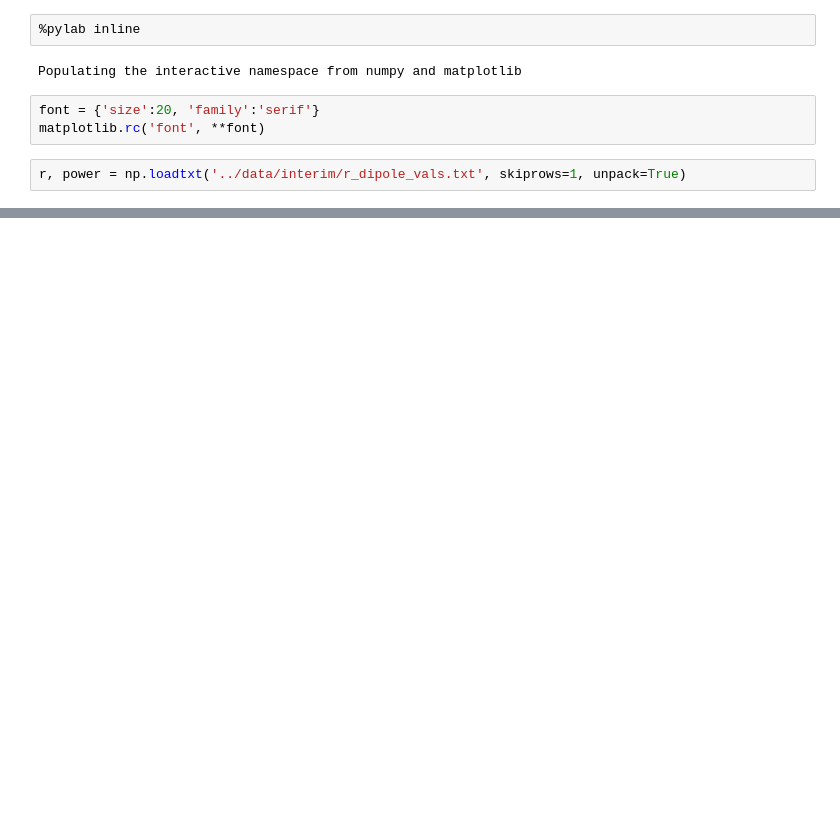
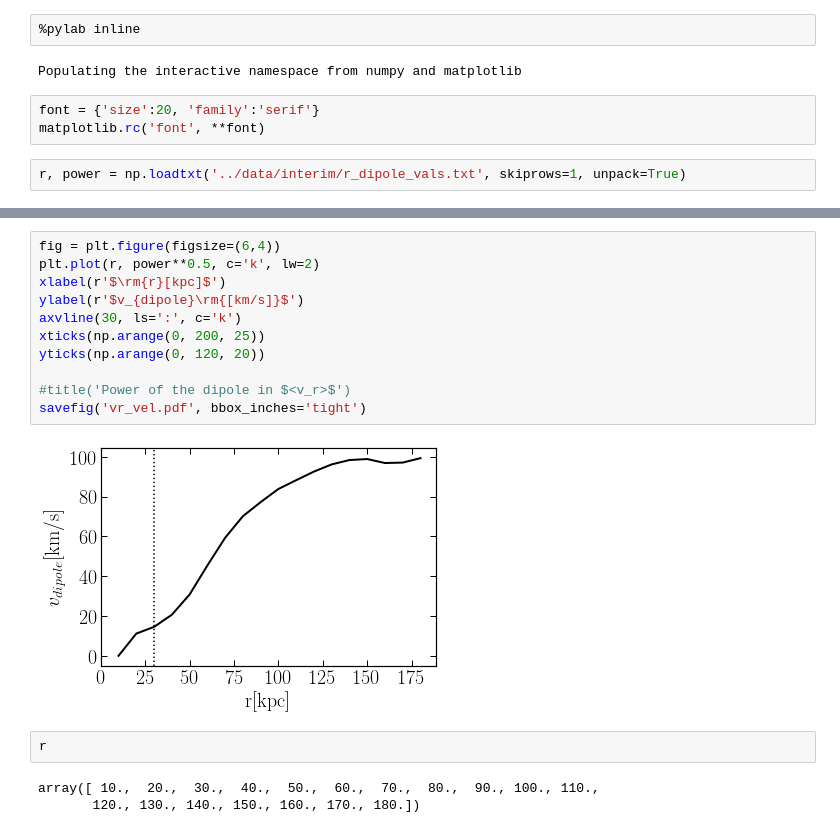
Before and after one commit to jngaravitoc/MW-LMC-SCF, a Jupyter notebook: notebooks/vr_power.ipynb, the cells around one changed output, grey strips where cells are left out. Cells and saved outputs as stored; diff of their text form; blank space fills up the shorter version.

```diff
--- a/notebooks/vr_power.ipynb
+++ b/notebooks/vr_power.ipynb
@@ -20,0 +21,18 @@ savefig('vr_dipole.pdf', bbox_inches='tight')
+# %%
+fig = plt.figure(figsize=(6,4))
+plt.plot(r, power**0.5, c='k', lw=2)
+xlabel(r'$\rm{r}[kpc]$')
+ylabel(r'$v_{dipole}\rm{[km/s]}$')
+axvline(30, ls=':', c='k')
+xticks(np.arange(0, 200, 25))
+yticks(np.arange(0, 120, 20))
+
+#title('Power of the dipole in $<v_r>$')
+savefig('vr_vel.pdf', bbox_inches='tight')
+# %% [output]
+[figure, added]
+# %%
+r
+# %% [output]
+array([ 10.,  20.,  30.,  40.,  50.,  60.,  70.,  80.,  90., 100., 110.,
+       120., 130., 140., 150., 160., 170., 180.])
```
Also changed, not shown: parts of 1 cell of this notebook, 1 other file.
